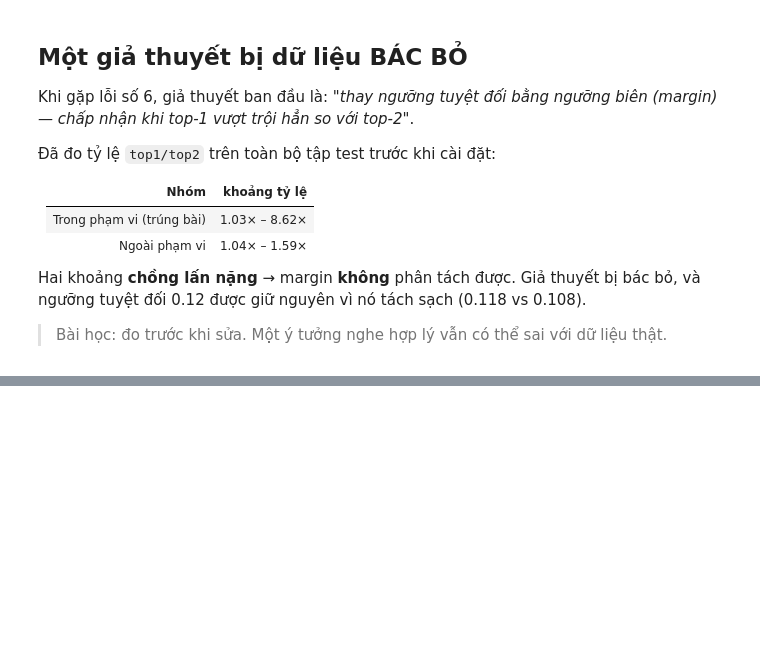
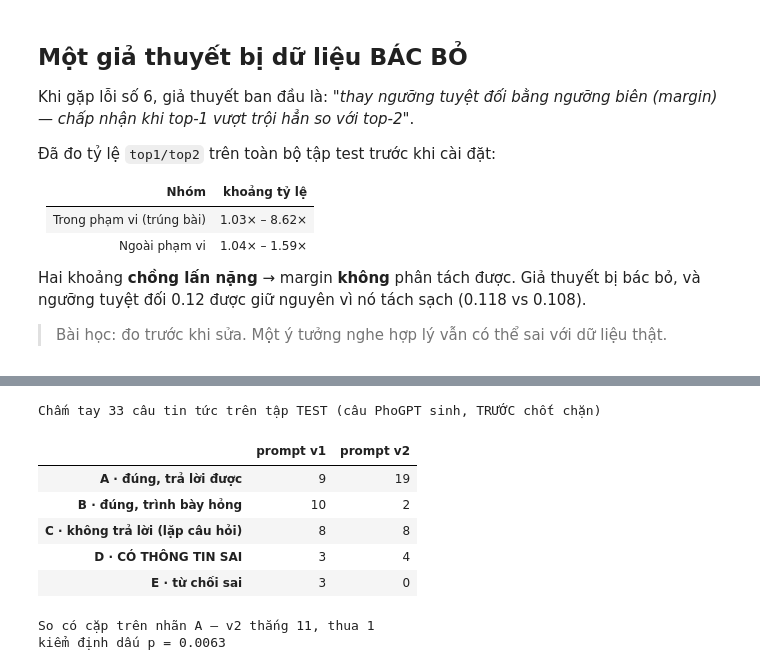
Before and after one commit to jessiicamaru/nlp-chat-bot, a Jupyter notebook: notebooks/FinalProject_Chatbot_23IT036.ipynb, the cells around one changed output, grey strips where cells are left out. Drawn from its saved outputs; the diff is of its cells as text; code cells hidden in the pictures; blank space fills up the shorter version.

```diff
--- a/notebooks/FinalProject_Chatbot_23IT036.ipynb
+++ b/notebooks/FinalProject_Chatbot_23IT036.ipynb
@@ -1711,0 +1746,33 @@ bác bỏ, và ngưỡng tuyệt đối 0.12 được giữ nguyên vì nó tác
+# %%
+import json
+import pandas as pd
+
+RAG_DIR = DATA_DIR / "eval" / "rag"
+run3 = json.loads((RAG_DIR / "run3_test_results.json").read_text(encoding="utf-8"))
+ann = pd.read_csv(RAG_DIR / "run3_annotation.csv")
+
+NHAN = {"A": "A · đúng, trả lời được", "B": "B · đúng, trình bày hỏng",
+        "C": "C · không trả lời (lặp câu hỏi)", "D": "D · CÓ THÔNG TIN SAI",
+        "E": "E · từ chối sai"}
+bang = pd.DataFrame({
+    "prompt v1": ann["nhãn v1"].value_counts(),
+    "prompt v2": ann["nhãn v2"].value_counts(),
+}).reindex(list(NHAN)).fillna(0).astype(int)
+bang.index = [NHAN[k] for k in bang.index]
+print(f"Chấm tay {len(ann)} câu tin tức trên tập TEST (câu PhoGPT sinh, TRƯỚC chốt chặn)")
+display(bang)
+
+thang = ann[(ann["nhãn v2"] == "A") & (ann["nhãn v1"] != "A")]
+thua = ann[(ann["nhãn v1"] == "A") & (ann["nhãn v2"] != "A")]
+print(f"So có cặp trên nhãn A — v2 thắng {len(thang)}, thua {len(thua)}")
+print(f"kiểm định dấu p = {sign_test_p(len(thang), len(thua)):.4f}")
+# %% [output]
+Chấm tay 33 câu tin tức trên tập TEST (câu PhoGPT sinh, TRƯỚC chốt chặn)
+|  | prompt v1 | prompt v2 |
+| A · đúng, trả lời được | 9 | 19 |
+| B · đúng, trình bày hỏng | 10 | 2 |
+| C · không trả lời (lặp câu hỏi) | 8 | 8 |
+| D · CÓ THÔNG TIN SAI | 3 | 4 |
+| E · từ chối sai | 3 | 0 |
+So có cặp trên nhãn A — v2 thắng 11, thua 1
+kiểm định dấu p = 0.0063
```
Also changed, not shown: parts of 11 cells of this notebook, 2 other files.
